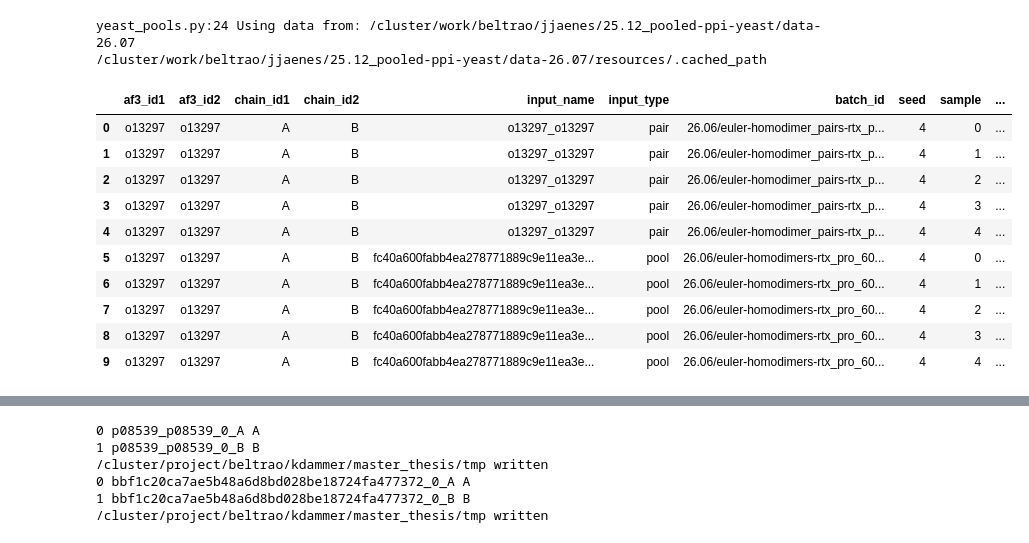
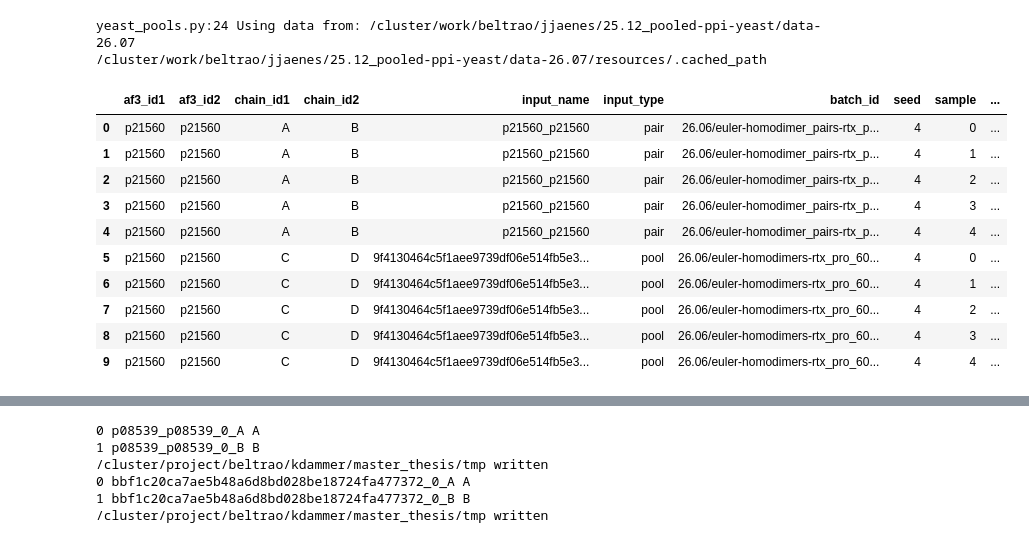
Before and after one commit to Kim-Dammer/master_thesis, a Jupyter notebook: notebooks/08_homomultimers.ipynb, the cells around one changed output, grey strips where cells are left out. Saved outputs shown, nothing was run; the diff lists cells and outputs as text; code cells hidden in the pictures.

```diff
--- a/notebooks/08_homomultimers.ipynb
+++ b/notebooks/08_homomultimers.ipynb
@@ -16,19 +16,19 @@ import pooled_ppi.yeast_pools as yp
 yeast_pools.py:24 Using data from: /cluster/work/beltrao/jjaenes/25.12_pooled-ppi-yeast/data-26.07
 /cluster/work/beltrao/jjaenes/25.12_pooled-ppi-yeast/data-26.07/resources/.cached_path
 # %%
-af3_id = 'o13297'
+af3_id = 'p21560'
 yp.get_models(filters=[('af3_id1', '==', af3_id), ('af3_id2', '==', af3_id)])
 # %% [output]
 |  | af3_id1 | af3_id2 | chain_id1 | chain_id2 | input_name | input_type | batch_id | seed | sample | ... |
-| 0 | o13297 | o13297 | A | B | o13297_o13297 | pair | 26.06/euler-homodimer_pairs-rtx_p... | 4 | 0 | ... |
-| 1 | o13297 | o13297 | A | B | o13297_o13297 | pair | 26.06/euler-homodimer_pairs-rtx_p... | 4 | 1 | ... |
-| 2 | o13297 | o13297 | A | B | o13297_o13297 | pair | 26.06/euler-homodimer_pairs-rtx_p... | 4 | 2 | ... |
-| 3 | o13297 | o13297 | A | B | o13297_o13297 | pair | 26.06/euler-homodimer_pairs-rtx_p... | 4 | 3 | ... |
-| 4 | o13297 | o13297 | A | B | o13297_o13297 | pair | 26.06/euler-homodimer_pairs-rtx_p... | 4 | 4 | ... |
-| 5 | o13297 | o13297 | A | B | fc40a600fabb4ea278771889c9e11ea3e... | pool | 26.06/euler-homodimers-rtx_pro_60... | 4 | 0 | ... |
-| 6 | o13297 | o13297 | A | B | fc40a600fabb4ea278771889c9e11ea3e... | pool | 26.06/euler-homodimers-rtx_pro_60... | 4 | 1 | ... |
-| 7 | o13297 | o13297 | A | B | fc40a600fabb4ea278771889c9e11ea3e... | pool | 26.06/euler-homodimers-rtx_pro_60... | 4 | 2 | ... |
-| 8 | o13297 | o13297 | A | B | fc40a600fabb4ea278771889c9e11ea3e... | pool | 26.06/euler-homodimers-rtx_pro_60... | 4 | 3 | ... |
-| 9 | o13297 | o13297 | A | B | fc40a600fabb4ea278771889c9e11ea3e... | pool | 26.06/euler-homodimers-rtx_pro_60... | 4 | 4 | ... |
+| 0 | p21560 | p21560 | A | B | p21560_p21560 | pair | 26.06/euler-homodimer_pairs-rtx_p... | 4 | 0 | ... |
+| 1 | p21560 | p21560 | A | B | p21560_p21560 | pair | 26.06/euler-homodimer_pairs-rtx_p... | 4 | 1 | ... |
+| 2 | p21560 | p21560 | A | B | p21560_p21560 | pair | 26.06/euler-homodimer_pairs-rtx_p... | 4 | 2 | ... |
+| 3 | p21560 | p21560 | A | B | p21560_p21560 | pair | 26.06/euler-homodimer_pairs-rtx_p... | 4 | 3 | ... |
+| 4 | p21560 | p21560 | A | B | p21560_p21560 | pair | 26.06/euler-homodimer_pairs-rtx_p... | 4 | 4 | ... |
+| 5 | p21560 | p21560 | C | D | 9f4130464c5f1aee9739df06e514fb5e3... | pool | 26.06/euler-homodimers-rtx_pro_60... | 4 | 0 | ... |
+| 6 | p21560 | p21560 | C | D | 9f4130464c5f1aee9739df06e514fb5e3... | pool | 26.06/euler-homodimers-rtx_pro_60... | 4 | 1 | ... |
+| 7 | p21560 | p21560 | C | D | 9f4130464c5f1aee9739df06e514fb5e3... | pool | 26.06/euler-homodimers-rtx_pro_60... | 4 | 2 | ... |
+| 8 | p21560 | p21560 | C | D | 9f4130464c5f1aee9739df06e514fb5e3... | pool | 26.06/euler-homodimers-rtx_pro_60... | 4 | 3 | ... |
+| 9 | p21560 | p21560 | C | D | 9f4130464c5f1aee9739df06e514fb5e3... | pool | 26.06/euler-homodimers-rtx_pro_60... | 4 | 4 | ... |
 # %%
 # extract first model (sample==0) from pair and pool
```
Also changed, not shown: parts of 8 cells of this notebook, 9 other files.
